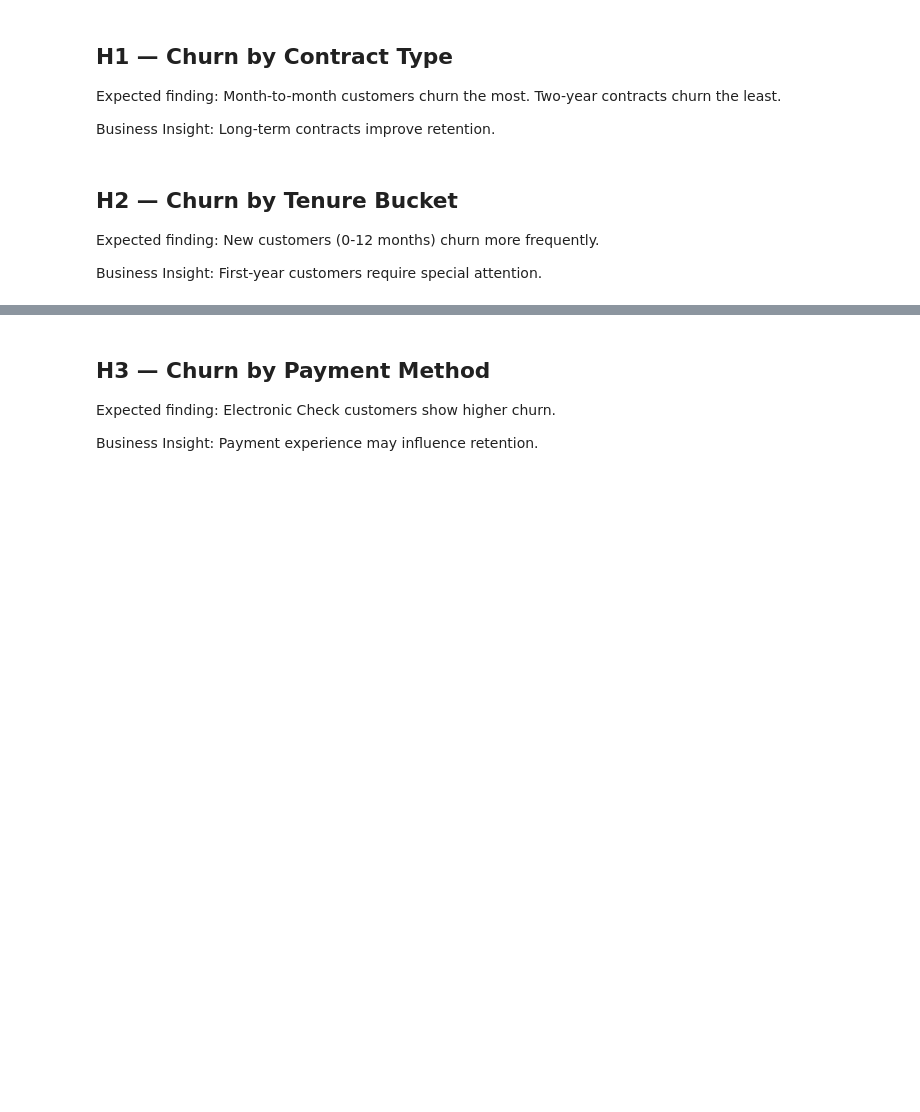
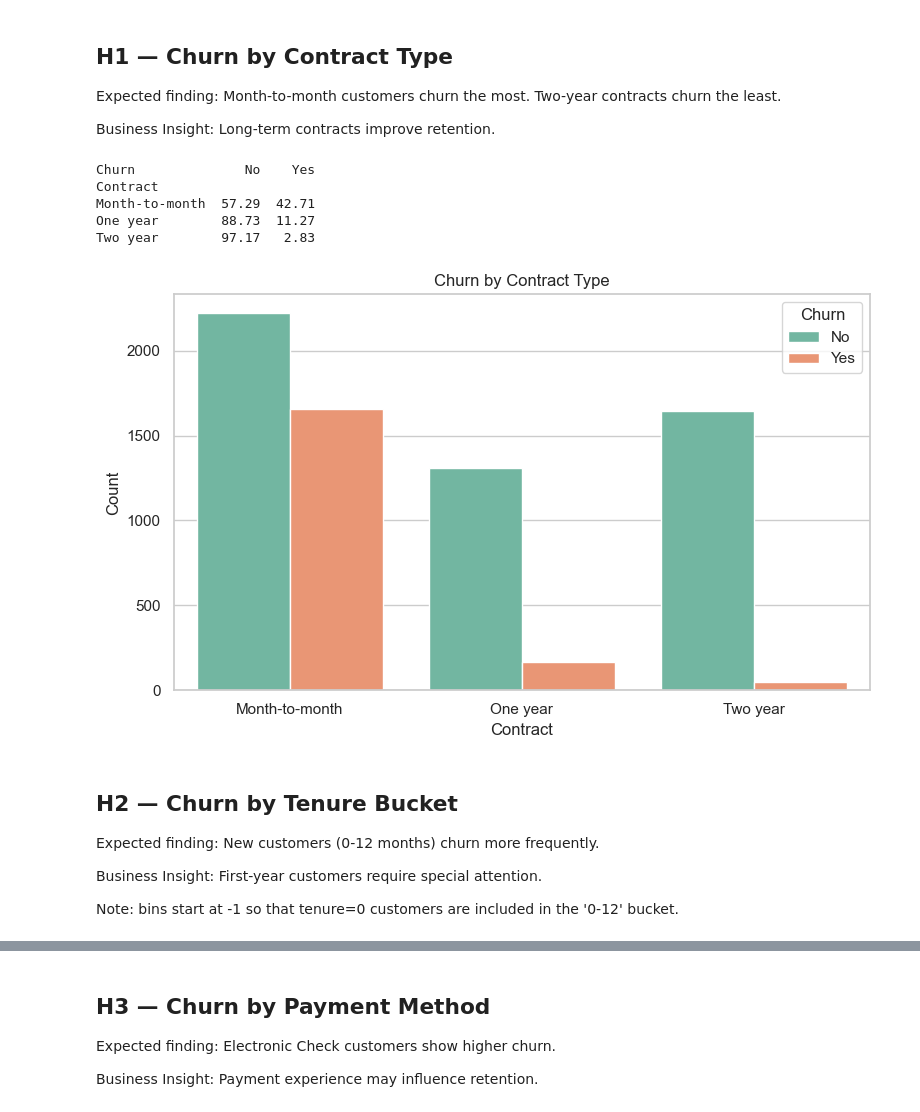
Before and after one commit to Swastik400/Telco-customer-churn, a Jupyter notebook: notebooks/01_EDA.ipynb, the cells around one changed output, grey strips where cells are left out. Cells and saved outputs as stored; diff of their text form; code cells hidden in the pictures; blank space fills up the shorter version.

```diff
--- a/notebooks/01_EDA.ipynb
+++ b/notebooks/01_EDA.ipynb
@@ -24,6 +24,6 @@ import seaborn as sns
 sns.set_theme(style='whitegrid', palette='Set2')
 plt.rcParams['figure.figsize'] = (8, 5)
 
-df = pd.read_csv('../data/raw/telco_churn.csv')
+df = pd.read_csv('../data/raw/WA_Fn-UseC_-Telco-Customer-Churn.csv')
 print(f'Shape: {df.shape}')
 df.head()
@@ -89,20 +146,34 @@ Expected finding: Month-to-month customers churn the most. Two-year contracts ch
 
 Business Insight: Long-term contracts improve retention.
 # %%
-print(pd.crosstab(df['Contract'], df['Churn'], normalize='index').round(3))
+contract_churn_rate = pd.crosstab(
+    df['Contract'],
+    df['Churn'],
+    normalize='index'
+) * 100
+print(contract_churn_rate.round(2))
 
 sns.countplot(x='Contract', hue='Churn', data=df)
 plt.title('Churn by Contract Type')
 plt.ylabel('Count')
 plt.tight_layout()
 plt.savefig('../reports/churn_by_contract.png', dpi=150)
 plt.show()
+# %% [output]
+Churn              No    Yes
+Contract
+Month-to-month  57.29  42.71
+One year        88.73  11.27
+Two year        97.17   2.83
+[figure, added]
 # %% [markdown]
 ## H2 — Churn by Tenure Bucket
 
 Expected finding: New customers (0-12 months) churn more frequently.
 
 Business Insight: First-year customers require special attention.
+
+Note: bins start at -1 so that tenure=0 customers are included in the '0-12' bucket.
 # %%
 df['tenure_bucket'] = pd.cut(
     df['tenure'],
```
Also changed, not shown: parts of 15 cells of this notebook.
